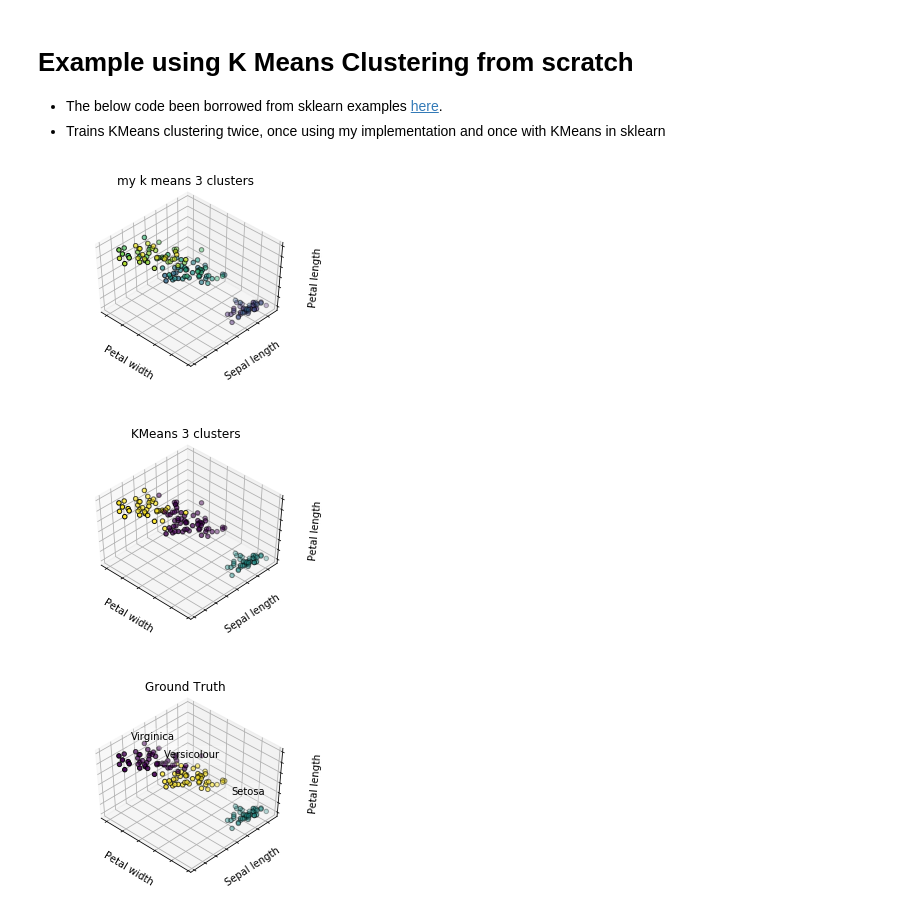
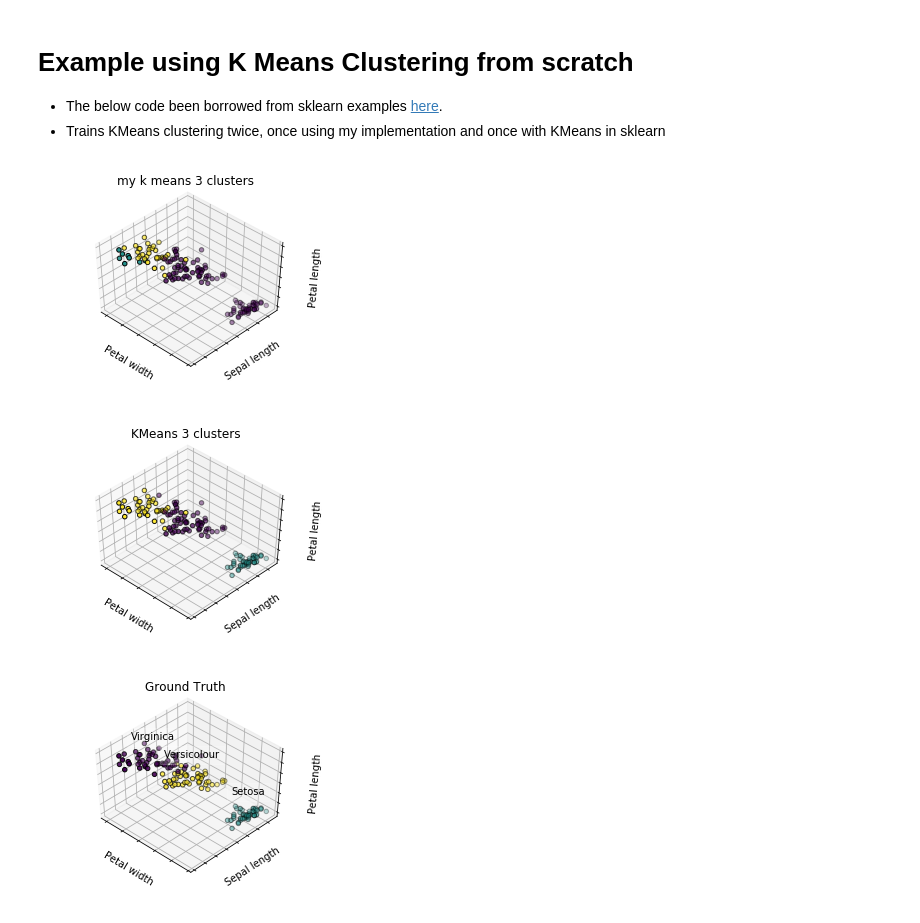
Before and after one commit to avannaldas/ML-from-scratch, a Jupyter notebook: examples/avlearn.cluster.my_kmeans example.ipynb, the cells around one changed output. Drawn from its saved outputs; the diff is of its cells as text; code cells hidden in the pictures.

```diff
--- a/examples/avlearn.cluster.my_kmeans example.ipynb
+++ b/examples/avlearn.cluster.my_kmeans example.ipynb
@@ -21,7 +21,7 @@ iris = datasets.load_iris()
 X = iris.data
 y = iris.target
 
-estimators = [('my_k_means_iris_3', my_kmeans(n_clusters = 3)),
+estimators = [('my_k_means_iris_3', my_kmeans(n_clusters=3, max_iters = 10000000)),
               ('k_means_iris_3', KMeans(n_clusters=3))]
 
 fignum = 1
@@ -44,33 +44,33 @@ for name, est in estimators:
     ax.dist = 12
     fignum = fignum + 1
 
 # Plot the ground truth
 fig = plt.figure(fignum, figsize=(4, 3))
 ax = Axes3D(fig, rect=[0, 0, .95, 1], elev=48, azim=134)
 
 for name, label in [('Setosa', 0),
                     ('Versicolour', 1),
                     ('Virginica', 2)]:
     ax.text3D(X[y == label, 3].mean(),
               X[y == label, 0].mean(),
               X[y == label, 2].mean() + 2, name,
               horizontalalignment='center',
               bbox=dict(alpha=.2, edgecolor='w', facecolor='w'))
 # Reorder the labels to have colors matching the cluster results
 y = np.choose(y, [1, 2, 0]).astype(np.float)
 ax.scatter(X[:, 3], X[:, 0], X[:, 2], c=y, edgecolor='k')
 
 ax.w_xaxis.set_ticklabels([])
 ax.w_yaxis.set_ticklabels([])
 ax.w_zaxis.set_ticklabels([])
 ax.set_xlabel('Petal width')
 ax.set_ylabel('Sepal length')
 ax.set_zlabel('Petal length')
 ax.set_title('Ground Truth')
 ax.dist = 12
 
 fig.show()
 # %% [output]
-[figure, old version]
+[figure, new version]
 [figure]
 [figure]
```
